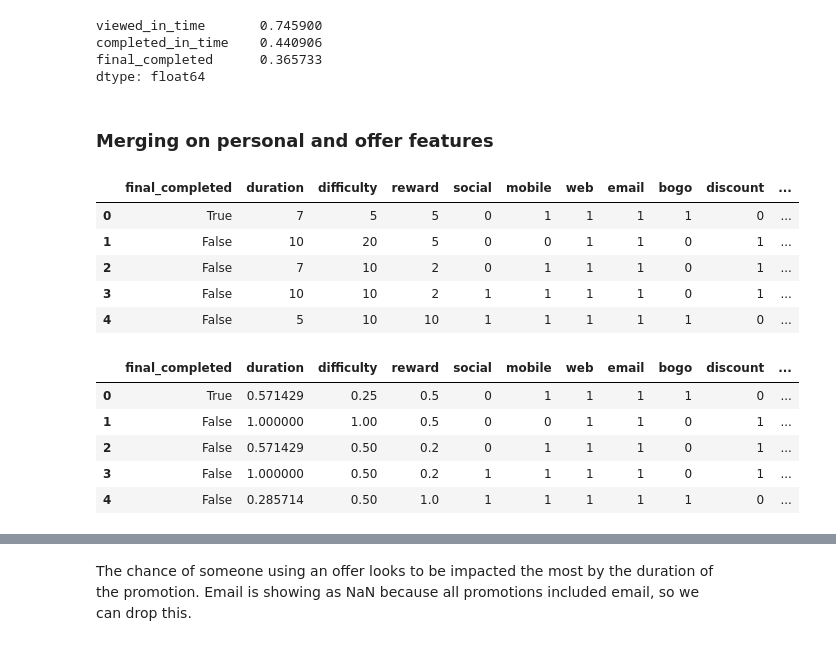
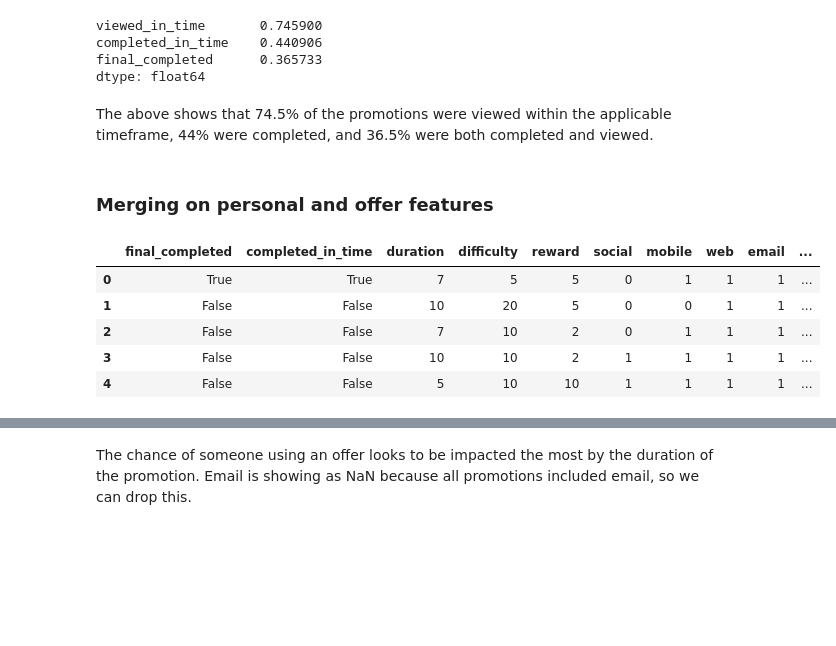
Before and after one commit to disco-rocket/starbucks_capstone, a Jupyter notebook: Starbucks_Capstone_notebook.ipynb, the cells around one changed output, grey strips where cells are left out. Saved outputs shown, nothing was run; the diff lists cells and outputs as text; code cells hidden in the pictures; blank space fills up the shorter version.

```diff
--- a/Starbucks_Capstone_notebook.ipynb
+++ b/Starbucks_Capstone_notebook.ipynb
@@ -287,0 +340,8 @@ profile.head(10)
+# %%
+#scaling age, income and days_from_first_member
+fields_to_transform = ['age','income','days_from_first_member']
+scaler = MinMaxScaler()
+scaler.fit(profile_not_null[fields_to_transform])
+transformed_values = scaler.transform(profile_not_null[fields_to_transform])
+profile_not_null[fields_to_transform] = transformed_values
+profile_not_null.head()
@@ -287,0 +413,6 @@ profile.head(10)
+# %%
+model = load('profile_cluster_model.joblib')
+# %%
+profile_not_null['groups'] = model.predict(profile_for_clustering)
+print(profile_not_null['groups'].value_counts())
+profile_not_null.head()
@@ -287,0 +518,6 @@ profile.head(10)
+# %%
+#merging the group back onto main dataset
+profile = profile.merge(profile_not_null[['id','groups']],how='left',left_on='id',right_on='id')
+max_group = profile['groups'].max()
+profile['groups'] = profile['groups'].fillna(max_group + 1)
+profile.head()
@@ -469,53 +714,32 @@ viewed_in_time       0.745900
 completed_in_time    0.440906
 final_completed      0.365733
 dtype: float64
+# %% [markdown]
+The above shows that 74.5% of the promotions were viewed within the applicable timeframe, 44% were completed, and 36.5% were both completed and viewed.
 # %% [markdown]
 ### Merging on personal and offer features
 # %%
 offers_cleaned = received_df.merge(portfolio_transformed[['id','difficulty','reward','social'
-                                                       ,'mobile','web','email','bogo','discount']]
+                                                       ,'mobile','web','email','bogo','discount','informational']]
                                 ,how='left'
                                 , left_on='offer_id'
                                 , right_on='id')
 offers_cleaned.drop('id',axis=1,inplace=True)
-offers_cleaned = offers_cleaned.merge(profile[['id','age','days_from_first_member','male','income']]
+offers_cleaned = offers_cleaned.merge(profile[['id','age','days_from_first_member','female','income','groups']]
                                 ,how='left'
                                 , left_on='person'
                                 , right_on='id')
 
-offers_cleaned = offers_cleaned[['final_completed','duration','difficulty','reward','social'
-                                 ,'mobile','web','email','bogo','discount','age','days_from_first_member'
-                                 ,'male','income']]
+offers_cleaned = offers_cleaned[['final_completed','completed_in_time','duration','difficulty','reward','social'
+                                 ,'mobile','web','email','bogo','discount','informational','age','days_from_first_member'
+                                 ,'female','income','groups']]
 offers_cleaned['profile_null'] = offers_cleaned.age.isnull()
+offers_cleaned.to_pickle('offers_cleaned.pickle')
 offers_cleaned.head()
 # %% [output]
-|  | final_completed | duration | difficulty | reward | social | mobile | web | email | bogo | discount | ... |
-| 0 | True | 7 | 5 | 5 | 0 | 1 | 1 | 1 | 1 | 0 | ... |
-| 1 | False | 10 | 20 | 5 | 0 | 0 | 1 | 1 | 0 | 1 | ... |
-| 2 | False | 7 | 10 | 2 | 0 | 1 | 1 | 1 | 0 | 1 | ... |
-| 3 | False | 10 | 10 | 2 | 1 | 1 | 1 | 1 | 0 | 1 | ... |
-| 4 | False | 5 | 10 | 10 | 1 | 1 | 1 | 1 | 1 | 0 | ... |
+|  | final_completed | completed_in_time | duration | difficulty | reward | social | mobile | web | email | ... |
+| 0 | True | True | 7 | 5 | 5 | 0 | 1 | 1 | 1 | ... |
+| 1 | False | False | 10 | 20 | 5 | 0 | 0 | 1 | 1 | ... |
+| 2 | False | False | 7 | 10 | 2 | 0 | 1 | 1 | 1 | ... |
+| 3 | False | False | 10 | 10 | 2 | 1 | 1 | 1 | 1 | ... |
+| 4 | False | False | 5 | 10 | 10 | 1 | 1 | 1 | 1 | ... |
-# %%
-#Scale features
-def apply_min_max(df,fields_list):
-    """
-    Input: df - the dataframe containing the columns you want to apply min max scaling
-                this dataset will be updated inplace, with no outputs
-           field_list - the list of column names that the transformation should be applied to
-
-    """
-    for col in fields_list:
-        min_val = df[col].min()
-        max_val = df[col].max()
-        range_val = max_val - min_val
-        df[col] = (df[col] - min_val)/range_val
-
-apply_min_max(offers_cleaned,['duration','difficulty','reward','age','days_from_first_member','income'])
-offers_cleaned.head()
-# %% [output]
-|  | final_completed | duration | difficulty | reward | social | mobile | web | email | bogo | discount | ... |
-| 0 | True | 0.571429 | 0.25 | 0.5 | 0 | 1 | 1 | 1 | 1 | 0 | ... |
-| 1 | False | 1.000000 | 1.00 | 0.5 | 0 | 0 | 1 | 1 | 0 | 1 | ... |
-| 2 | False | 0.571429 | 0.50 | 0.2 | 0 | 1 | 1 | 1 | 0 | 1 | ... |
-| 3 | False | 1.000000 | 0.50 | 0.2 | 1 | 1 | 1 | 1 | 0 | 1 | ... |
-| 4 | False | 0.285714 | 0.50 | 1.0 | 1 | 1 | 1 | 1 | 1 | 0 | ... |
```
Also changed, not shown: parts of 57 cells of this notebook.
